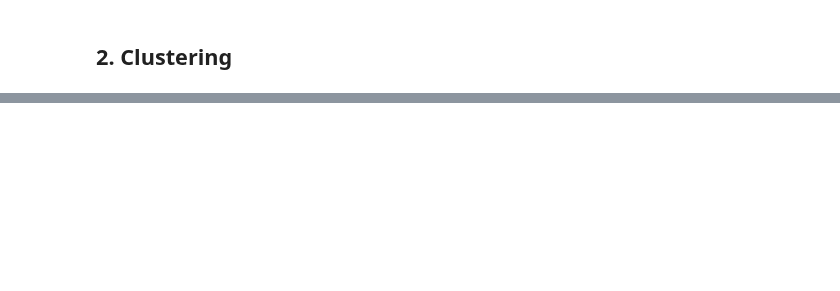
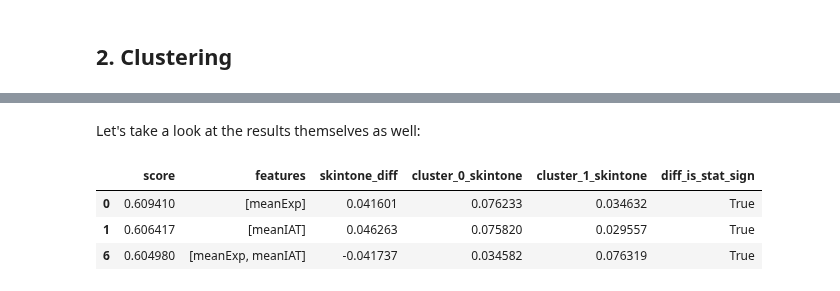
Before and after one commit to romac/ADAHomeworks, a Jupyter notebook: 04 - Applied ML/04 - Applied ML-Romac.ipynb, the cells around one changed output, grey strips where cells are left out. Cells and saved outputs as stored; diff of their text form; code cells hidden in the pictures; blank space fills up the shorter version.

```diff
--- a/04 - Applied ML/04 - Applied ML-Romac.ipynb
+++ b/04 - Applied ML/04 - Applied ML-Romac.ipynb
@@ -630,0 +546,9 @@ Silhouette score: 0.611556
+# %% [markdown]
+Let's take a look at the results themselves as well:
+# %%
+results_df.sort_values('score', ascending=False)
+# %% [output]
+|  | score | features | skintone_diff | cluster_0_skintone | cluster_1_skintone | diff_is_stat_sign |
+| 0 | 0.609410 | [meanExp] | 0.041601 | 0.076233 | 0.034632 | True |
+| 1 | 0.606417 | [meanIAT] | 0.046263 | 0.075820 | 0.029557 | True |
+| 6 | 0.604980 | [meanExp, meanIAT] | -0.041737 | 0.034582 | 0.076319 | True |
```
Also changed, not shown: parts of 26 cells of this notebook.
